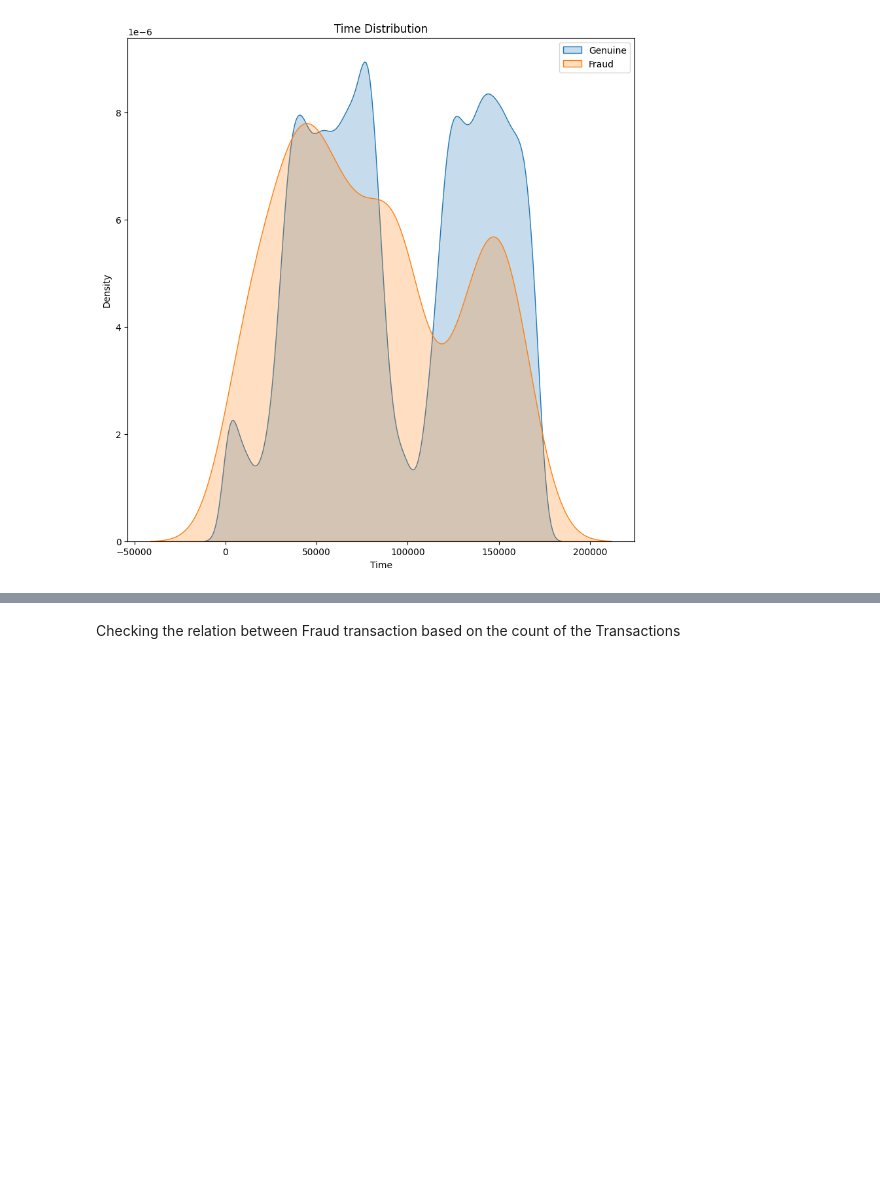
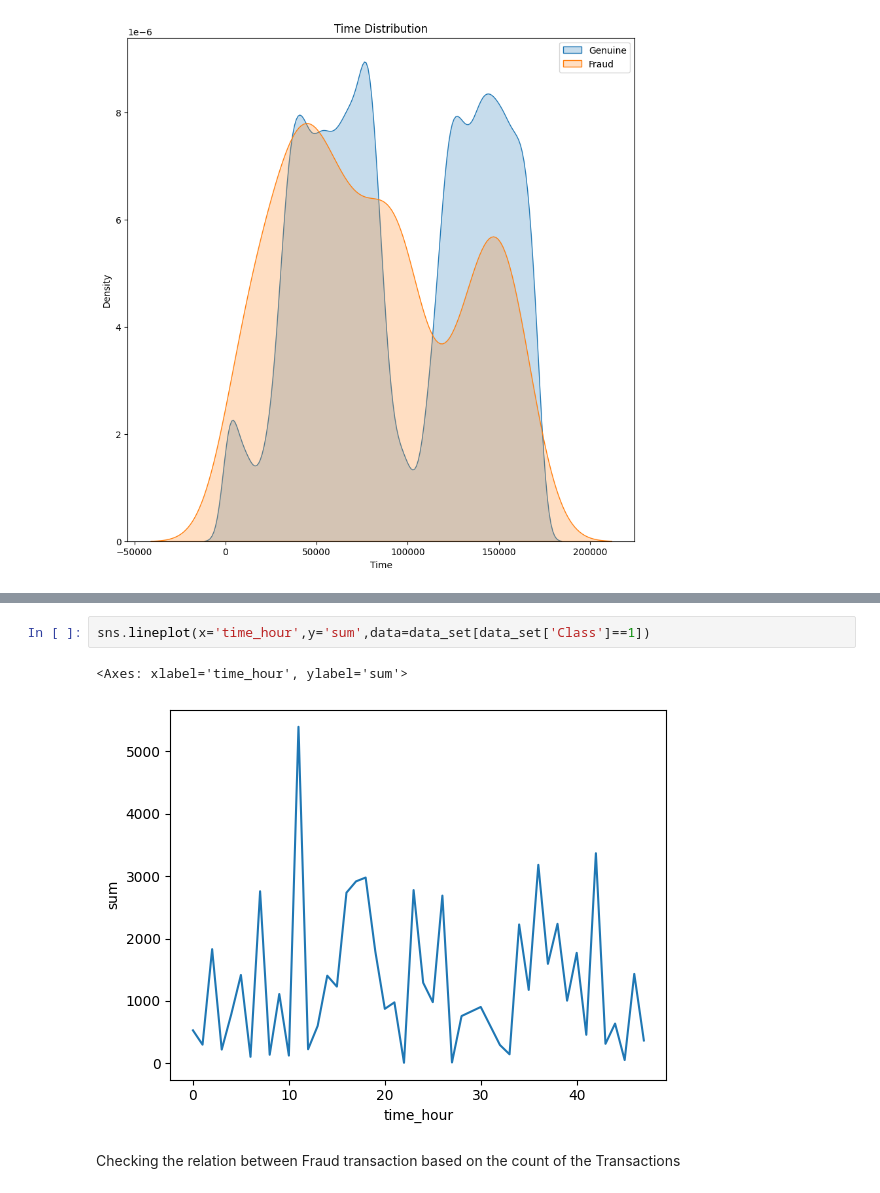
Before and after one commit to SuvitKumar003/Credit-Card-Fraud-Detection, a Jupyter notebook: code1.ipynb, the cells around one changed output, grey strips where cells are left out. Saved outputs shown, nothing was run; the diff lists cells and outputs as text; blank space fills up the shorter version.

```diff
--- a/code1.ipynb
+++ b/code1.ipynb
@@ -179,3 +203,8 @@ This will become an error in seaborn v0.14.0; please update your code.
+# %%
+sns.lineplot(x='time_hour',y='sum',data=data_set[data_set['Class']==1])
+# %% [output]
+<Axes: xlabel='time_hour', ylabel='sum'>
+[figure, added]
 # %% [markdown]
 Checking the relation between Fraud transaction based on the count of the Transactions
 # %%
```
Also changed, not shown: parts of 5 cells of this notebook.
